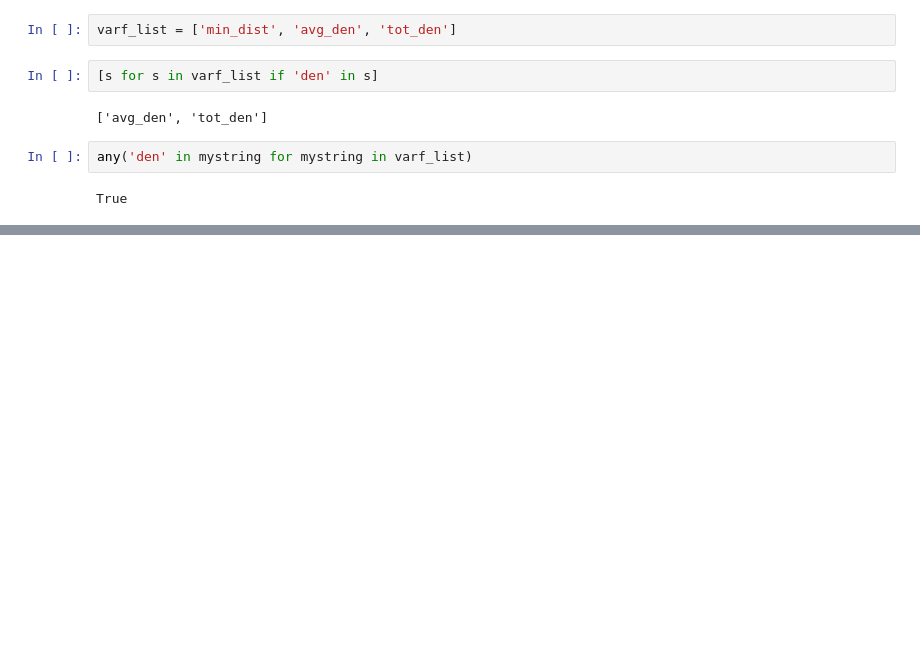
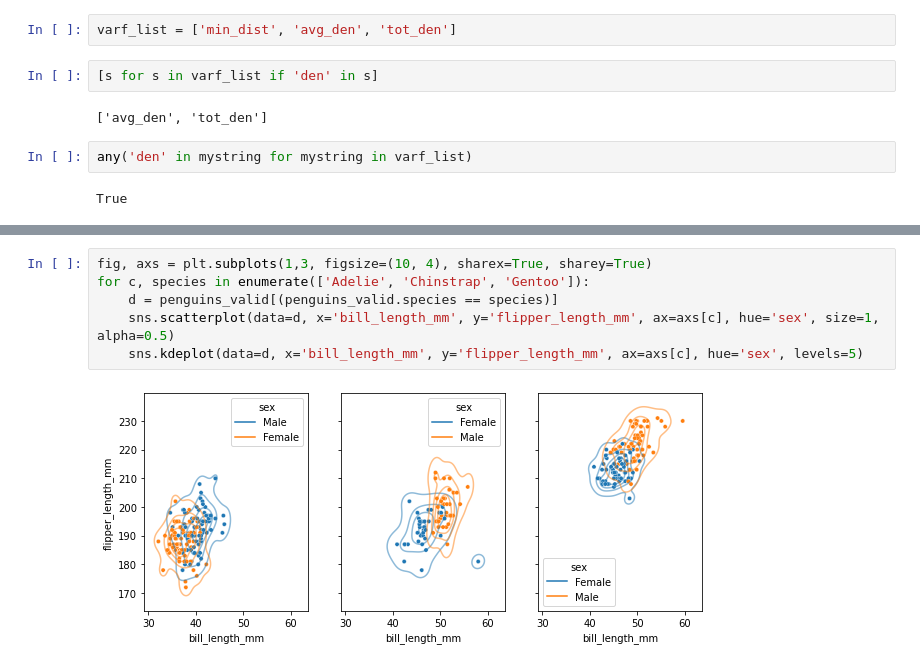
Before and after one commit to danyayay/ynet_adaptive, a Jupyter notebook: notebook/dataset.ipynb, the cells around one changed output, grey strips where cells are left out. Drawn from its saved outputs; the diff is of its cells as text; blank space fills up the shorter version.

```diff
--- a/notebook/dataset.ipynb
+++ b/notebook/dataset.ipynb
@@ -680,0 +164,8 @@ See the caveats in the documentation: https://pandas.pydata.org/pandas-docs/stab
+# %%
+fig, axs = plt.subplots(1,3, figsize=(10, 4), sharex=True, sharey=True)
+for c, species in enumerate(['Adelie', 'Chinstrap', 'Gentoo']):
+    d = penguins_valid[(penguins_valid.species == species)]
+    sns.scatterplot(data=d, x='bill_length_mm', y='flipper_length_mm', ax=axs[c], hue='sex', size=1, alpha=0.5)
+    sns.kdeplot(data=d, x='bill_length_mm', y='flipper_length_mm', ax=axs[c], hue='sex', levels=5)
+# %% [output]
+[figure, added]
```
Also changed, not shown: parts of 73 cells of this notebook, 1 other file.
